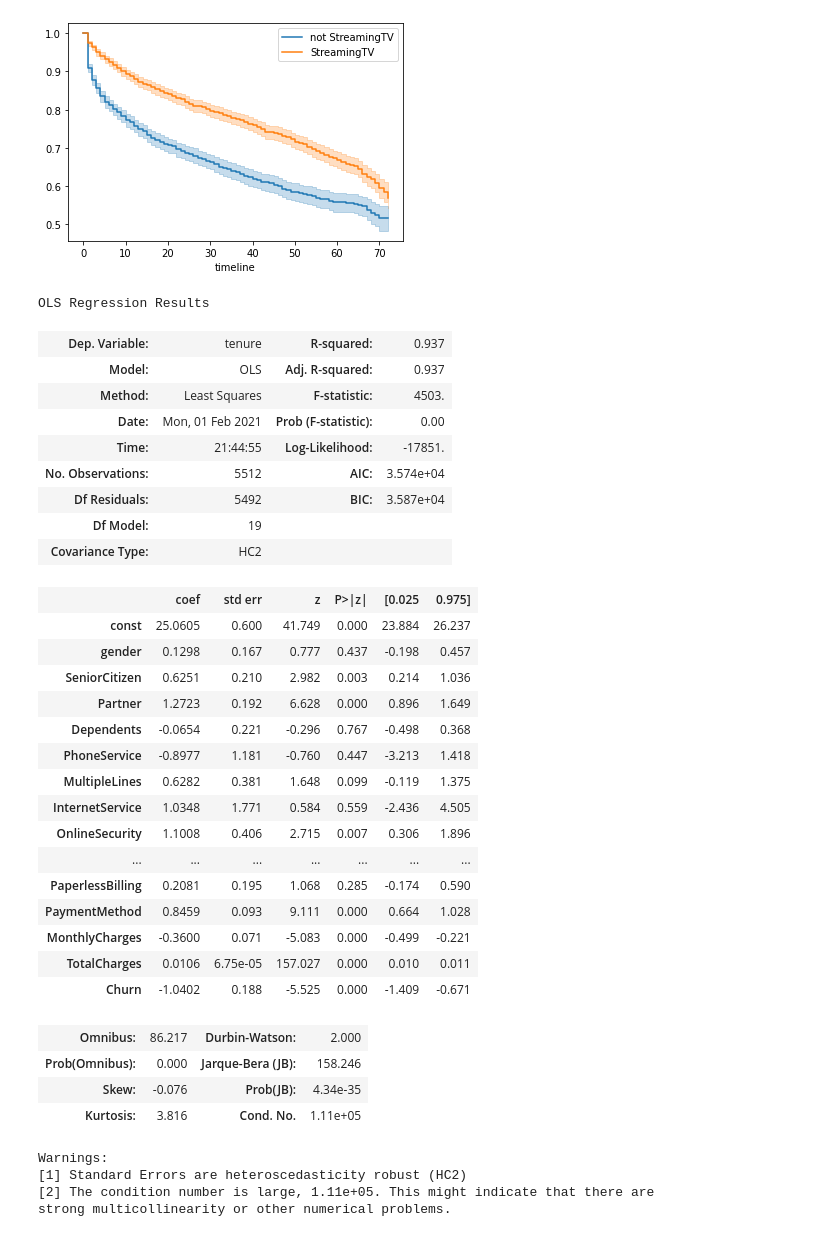
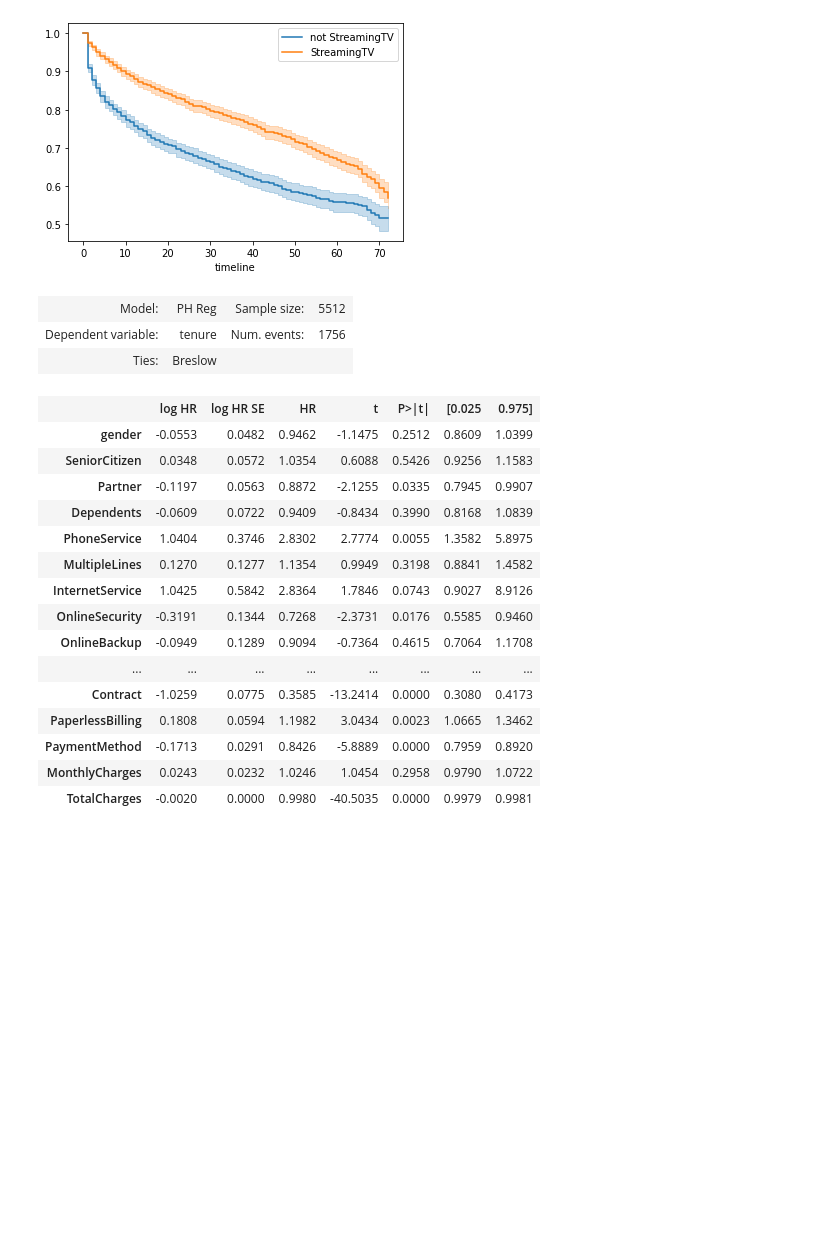
Before and after one commit to cb-ds-1/3-7-glm, a Jupyter notebook: workshop.ipynb, the cells around one changed output. Drawn from its saved outputs; the diff is of its cells as text; code cells hidden in the pictures; blank space fills up the shorter version.

```diff
--- a/workshop.ipynb
+++ b/workshop.ipynb
@@ -208,10 +232,9 @@ df.FISH_COUNT.hist(bins=30)
 [figure]
 # %%
 y = df['FISH_COUNT']
-X = df.drop(columns=['FISH_COUNT'])
-#est = sm.ZeroInflatedPoisson(y, sm.add_constant(X)).fit()
-est = sm.Poisson(y, sm.add_constant(X)).fit()
-est.summary()
+X = sm.add_constant(df.drop(columns=['FISH_COUNT']))
+poisson = sm.Poisson(y, X).fit()
+poisson.summary()
 # %% [output]
 Optimization terminated successfully.
          Current function value: 3.167911
@@ -317,44 +371,30 @@ ax = kmf.plot_survival_function(ax=ax)
 # %% [output]
 [figure]
 # %%
-# 5.2 Survival Regression
+# 5.2 Survival Regression  - Statsmodels
 y = df['tenure']
-X = df.drop(columns=['tenure'])
+X = df.drop(columns=['tenure', 'Churn'])
+censor = df['Churn']
 
-est = sm.OLS(y, sm.add_constant(X)).fit(cov_type='HC2')
+est = sm.PHReg(y, X, status=censor).fit()
 est.summary()
 # %% [output]
-OLS Regression Results
-| Dep. Variable: | tenure | R-squared: | 0.937 |
-| Model: | OLS | Adj. R-squared: | 0.937 |
-| Method: | Least Squares | F-statistic: | 4503. |
-| Date: | Mon, 01 Feb 2021 | Prob (F-statistic): | 0.00 |
-| Time: | 21:44:55 | Log-Likelihood: | -17851. |
-| No. Observations: | 5512 | AIC: | 3.574e+04 |
-| Df Residuals: | 5492 | BIC: | 3.587e+04 |
-| Df Model: | 19 |  |  |
-| Covariance Type: | HC2 |  |  |
+| Model: | PH Reg | Sample size: | 5512 |
+| Dependent variable: | tenure | Num. events: | 1756 |
+| Ties: | Breslow |  |  |
-|  | coef | std err | z | P>|z| | [0.025 | 0.975] |
-| const | 25.0605 | 0.600 | 41.749 | 0.000 | 23.884 | 26.237 |
-| gender | 0.1298 | 0.167 | 0.777 | 0.437 | -0.198 | 0.457 |
-| SeniorCitizen | 0.6251 | 0.210 | 2.982 | 0.003 | 0.214 | 1.036 |
-| Partner | 1.2723 | 0.192 | 6.628 | 0.000 | 0.896 | 1.649 |
-| Dependents | -0.0654 | 0.221 | -0.296 | 0.767 | -0.498 | 0.368 |
-| PhoneService | -0.8977 | 1.181 | -0.760 | 0.447 | -3.213 | 1.418 |
-| MultipleLines | 0.6282 | 0.381 | 1.648 | 0.099 | -0.119 | 1.375 |
-| InternetService | 1.0348 | 1.771 | 0.584 | 0.559 | -2.436 | 4.505 |
-| OnlineSecurity | 1.1008 | 0.406 | 2.715 | 0.007 | 0.306 | 1.896 |
-| ... | ... | ... | ... | ... | ... | ... |
-| PaperlessBilling | 0.2081 | 0.195 | 1.068 | 0.285 | -0.174 | 0.590 |
-| PaymentMethod | 0.8459 | 0.093 | 9.111 | 0.000 | 0.664 | 1.028 |
-| MonthlyCharges | -0.3600 | 0.071 | -5.083 | 0.000 | -0.499 | -0.221 |
-| TotalCharges | 0.0106 | 6.75e-05 | 157.027 | 0.000 | 0.010 | 0.011 |
-| Churn | -1.0402 | 0.188 | -5.525 | 0.000 | -1.409 | -0.671 |
+|  | log HR | log HR SE | HR | t | P>|t| | [0.025 | 0.975] |
+| gender | -0.0553 | 0.0482 | 0.9462 | -1.1475 | 0.2512 | 0.8609 | 1.0399 |
+| SeniorCitizen | 0.0348 | 0.0572 | 1.0354 | 0.6088 | 0.5426 | 0.9256 | 1.1583 |
+| Partner | -0.1197 | 0.0563 | 0.8872 | -2.1255 | 0.0335 | 0.7945 | 0.9907 |
+| Dependents | -0.0609 | 0.0722 | 0.9409 | -0.8434 | 0.3990 | 0.8168 | 1.0839 |
+| PhoneService | 1.0404 | 0.3746 | 2.8302 | 2.7774 | 0.0055 | 1.3582 | 5.8975 |
+| MultipleLines | 0.1270 | 0.1277 | 1.1354 | 0.9949 | 0.3198 | 0.8841 | 1.4582 |
+| InternetService | 1.0425 | 0.5842 | 2.8364 | 1.7846 | 0.0743 | 0.9027 | 8.9126 |
+| OnlineSecurity | -0.3191 | 0.1344 | 0.7268 | -2.3731 | 0.0176 | 0.5585 | 0.9460 |
+| OnlineBackup | -0.0949 | 0.1289 | 0.9094 | -0.7364 | 0.4615 | 0.7064 | 1.1708 |
+| ... | ... | ... | ... | ... | ... | ... | ... |
+| Contract | -1.0259 | 0.0775 | 0.3585 | -13.2414 | 0.0000 | 0.3080 | 0.4173 |
+| PaperlessBilling | 0.1808 | 0.0594 | 1.1982 | 3.0434 | 0.0023 | 1.0665 | 1.3462 |
+| PaymentMethod | -0.1713 | 0.0291 | 0.8426 | -5.8889 | 0.0000 | 0.7959 | 0.8920 |
+| MonthlyCharges | 0.0243 | 0.0232 | 1.0246 | 1.0454 | 0.2958 | 0.9790 | 1.0722 |
+| TotalCharges | -0.0020 | 0.0000 | 0.9980 | -40.5035 | 0.0000 | 0.9979 | 0.9981 |
-| Omnibus: | 86.217 | Durbin-Watson: | 2.000 |
-| Prob(Omnibus): | 0.000 | Jarque-Bera (JB): | 158.246 |
-| Skew: | -0.076 | Prob(JB): | 4.34e-35 |
-| Kurtosis: | 3.816 | Cond. No. | 1.11e+05 |
-Warnings:
-[1] Standard Errors are heteroscedasticity robust (HC2)
-[2] The condition number is large, 1.11e+05. This might indicate that there are
-strong multicollinearity or other numerical problems.
```
Also changed, not shown: parts of 20 cells of this notebook.
